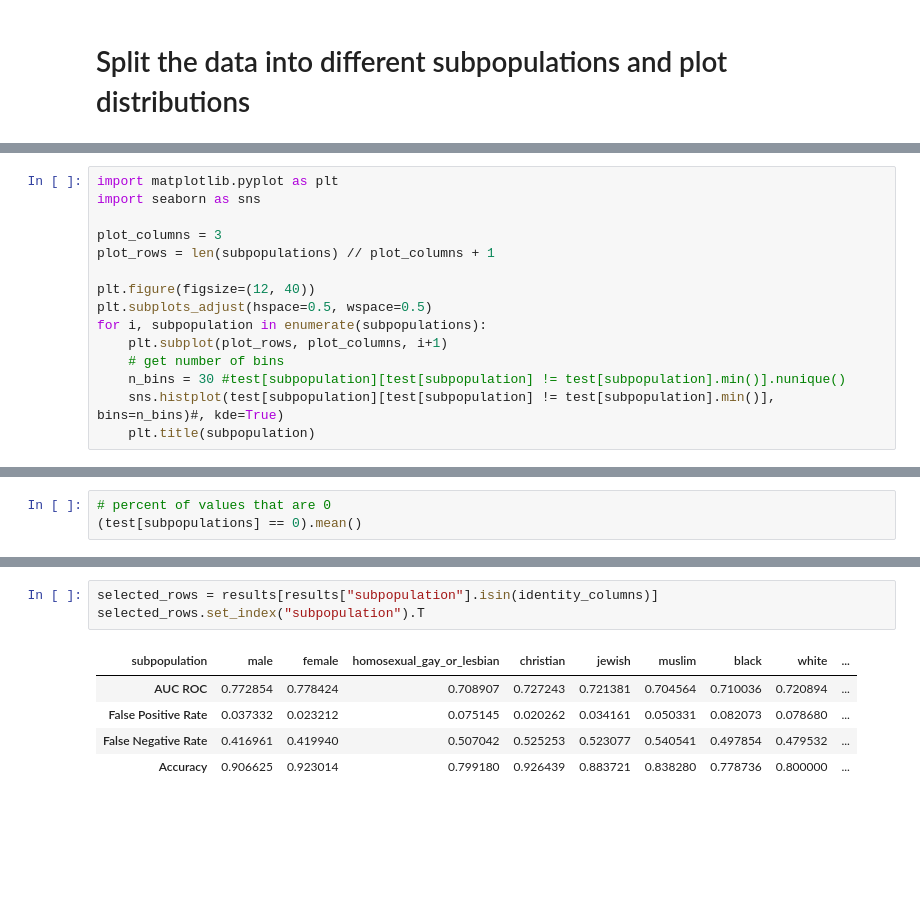
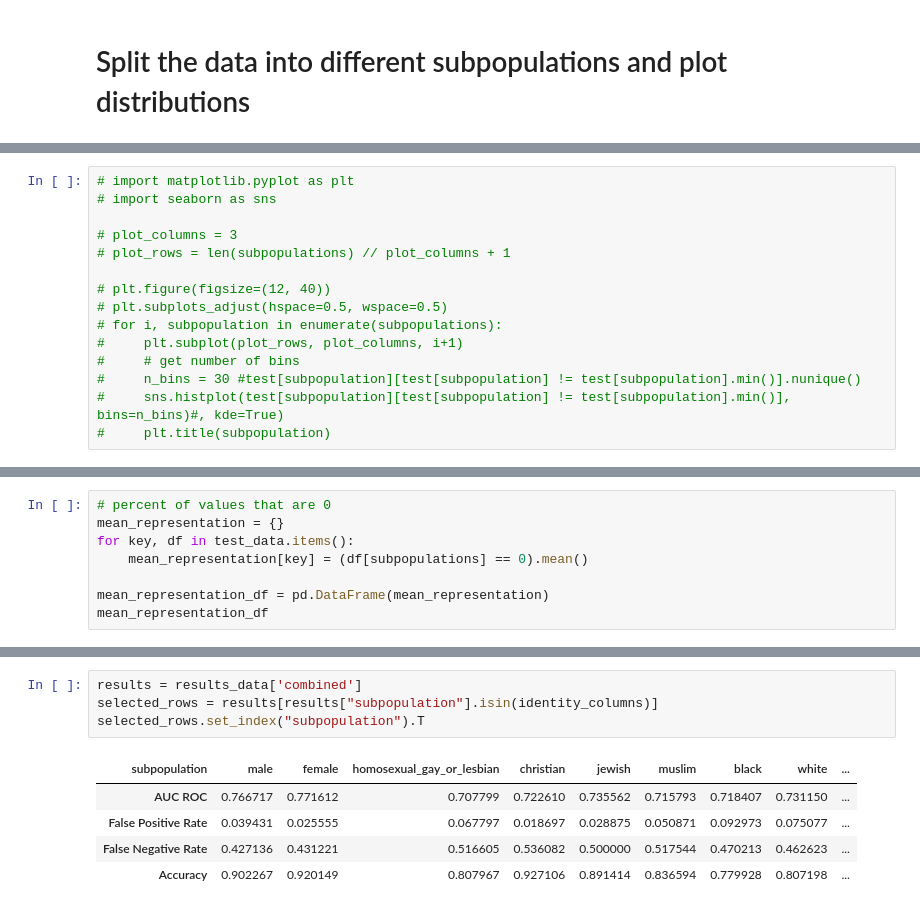
Before and after one commit to robinhad/toxicity-analysis, a Jupyter notebook: outcomes_dkushn.ipynb, the cells around one changed output, grey strips where cells are left out. Drawn from its saved outputs; the diff is of its cells as text; blank space fills up the shorter version.

Commit message:
Provide three test splits

```diff
--- a/outcomes_dkushn.ipynb
+++ b/outcomes_dkushn.ipynb
@@ -598,15 +579,15 @@ for i, subpopulation in enumerate(subpopulations):
 # %%
-import matplotlib.pyplot as plt
-import seaborn as sns
+# import matplotlib.pyplot as plt
+# import seaborn as sns
 
-plot_columns = 3
-plot_rows = len(subpopulations) // plot_columns + 1
+# plot_columns = 3
+# plot_rows = len(subpopulations) // plot_columns + 1
 
-plt.figure(figsize=(12, 40))
-plt.subplots_adjust(hspace=0.5, wspace=0.5)
-for i, subpopulation in enumerate(subpopulations):
-    plt.subplot(plot_rows, plot_columns, i+1)
-    # get number of bins
-    n_bins = 30 #test[subpopulation][test[subpopulation] != test[subpopulation].min()].nunique()
-    sns.histplot(test[subpopulation][test[subpopulation] != test[subpopulation].min()], bins=n_bins)#, kde=True)
-    plt.title(subpopulation)
+# plt.figure(figsize=(12, 40))
+# plt.subplots_adjust(hspace=0.5, wspace=0.5)
+# for i, subpopulation in enumerate(subpopulations):
+#     plt.subplot(plot_rows, plot_columns, i+1)
+#     # get number of bins
+#     n_bins = 30 #test[subpopulation][test[subpopulation] != test[subpopulation].min()].nunique()
+#     sns.histplot(test[subpopulation][test[subpopulation] != test[subpopulation].min()], bins=n_bins)#, kde=True)
+#     plt.title(subpopulation)
@@ -615,4 +594,9 @@ for i, subpopulation in enumerate(subpopulations):
 # %%
 # percent of values that are 0
-(test[subpopulations] == 0).mean()
+mean_representation = {}
+for key, df in test_data.items():
+    mean_representation[key] = (df[subpopulations] == 0).mean()
+
+mean_representation_df = pd.DataFrame(mean_representation)
+mean_representation_df
 # %% [output]
@@ -768,9 +757,10 @@ bias_metrics_df
 # %%
+results = results_data['combined']
 selected_rows = results[results["subpopulation"].isin(identity_columns)]
 selected_rows.set_index("subpopulation").T
 # %% [output]
 | subpopulation | male | female | homosexual_gay_or_lesbian | christian | jewish | muslim | black | white | ... |
-| AUC ROC | 0.772854 | 0.778424 | 0.708907 | 0.727243 | 0.721381 | 0.704564 | 0.710036 | 0.720894 | ... |
-| False Positive Rate | 0.037332 | 0.023212 | 0.075145 | 0.020262 | 0.034161 | 0.050331 | 0.082073 | 0.078680 | ... |
-| False Negative Rate | 0.416961 | 0.419940 | 0.507042 | 0.525253 | 0.523077 | 0.540541 | 0.497854 | 0.479532 | ... |
-| Accuracy | 0.906625 | 0.923014 | 0.799180 | 0.926439 | 0.883721 | 0.838280 | 0.778736 | 0.800000 | ... |
+| AUC ROC | 0.766717 | 0.771612 | 0.707799 | 0.722610 | 0.735562 | 0.715793 | 0.718407 | 0.731150 | ... |
+| False Positive Rate | 0.039431 | 0.025555 | 0.067797 | 0.018697 | 0.028875 | 0.050871 | 0.092973 | 0.075077 | ... |
+| False Negative Rate | 0.427136 | 0.431221 | 0.516605 | 0.536082 | 0.500000 | 0.517544 | 0.470213 | 0.462623 | ... |
+| Accuracy | 0.902267 | 0.920149 | 0.807967 | 0.927106 | 0.891414 | 0.836594 | 0.779928 | 0.807198 | ... |
```
Also changed, not shown: parts of 19 cells of this notebook.
